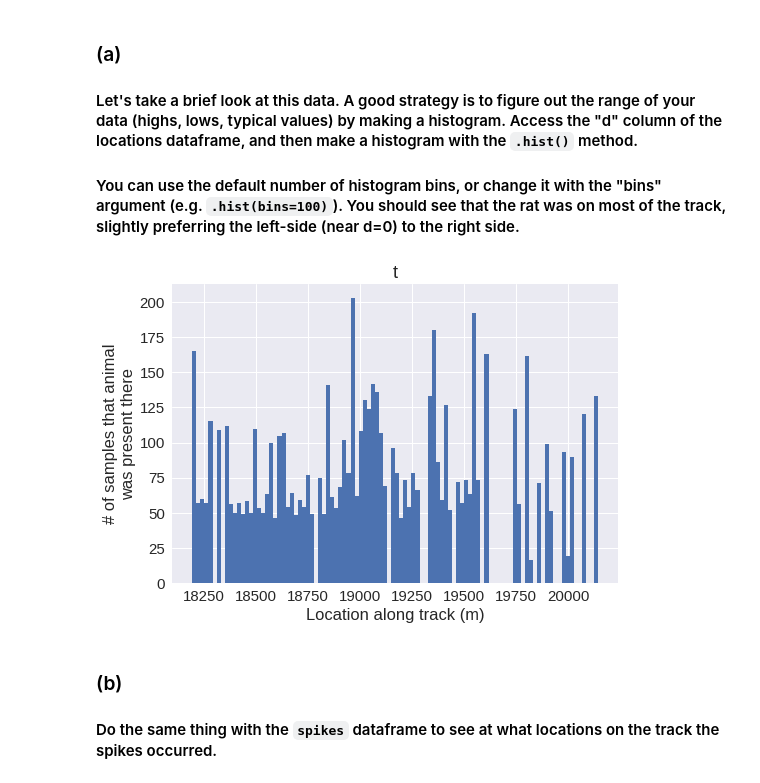
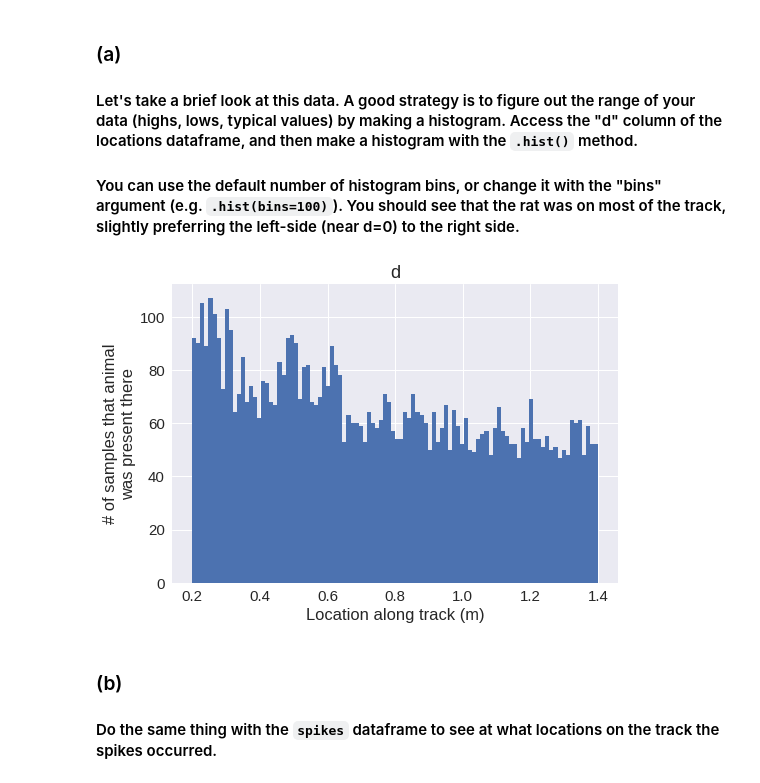
Before and after one commit to CalebRHaynes/NeuroClass_S-19, a Jupyter notebook: Haynes_Caleb_neural_coding_exercises.ipynb, the cells around one changed output. Saved outputs shown, nothing was run; the diff lists cells and outputs as text; code cells hidden in the pictures.

```diff
--- a/Haynes_Caleb_neural_coding_exercises.ipynb
+++ b/Haynes_Caleb_neural_coding_exercises.ipynb
@@ -66,11 +73,11 @@ locations.head()
 
 #### You can use the default number of histogram bins, or change it with the "bins" argument (e.g. `.hist(bins=100)`).  You should see that the rat was on most of the track, slightly preferring the left-side (near d=0) to the right side.
 # %%
-locations.hist(column = 't', bins=100)
+locations.hist(column = 'd', bins=100)
 plt.xlabel('Location along track (m)')
 plt.ylabel('# of samples that animal\nwas present there');
 # %% [output]
-[figure, old version]
+[figure, new version]
 # %% [markdown]
 ### (b)
 #### Do the same thing with the `spikes` dataframe to see at what locations on the track the spikes occurred.
```
Also changed, not shown: parts of 22 cells of this notebook.
